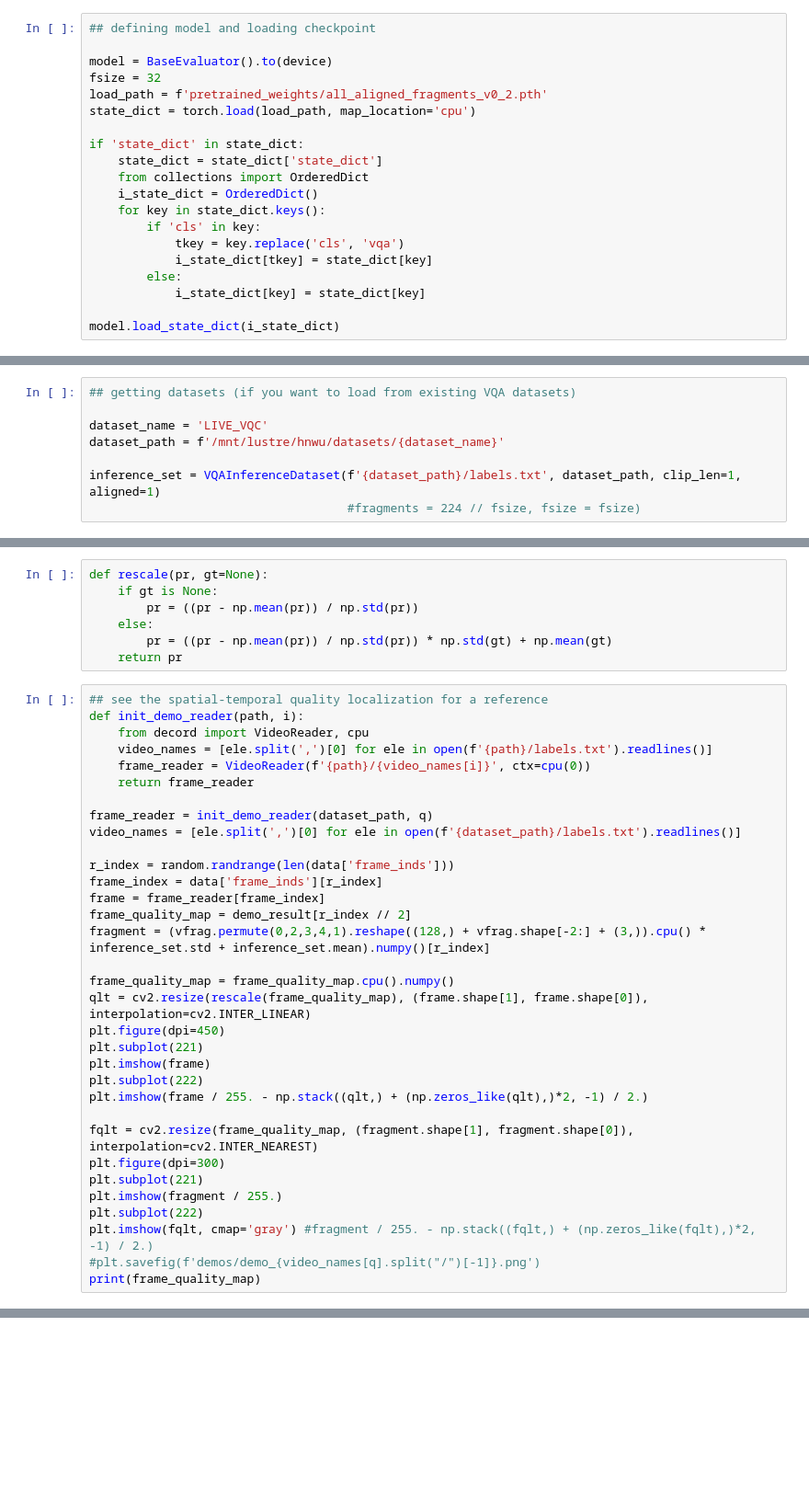
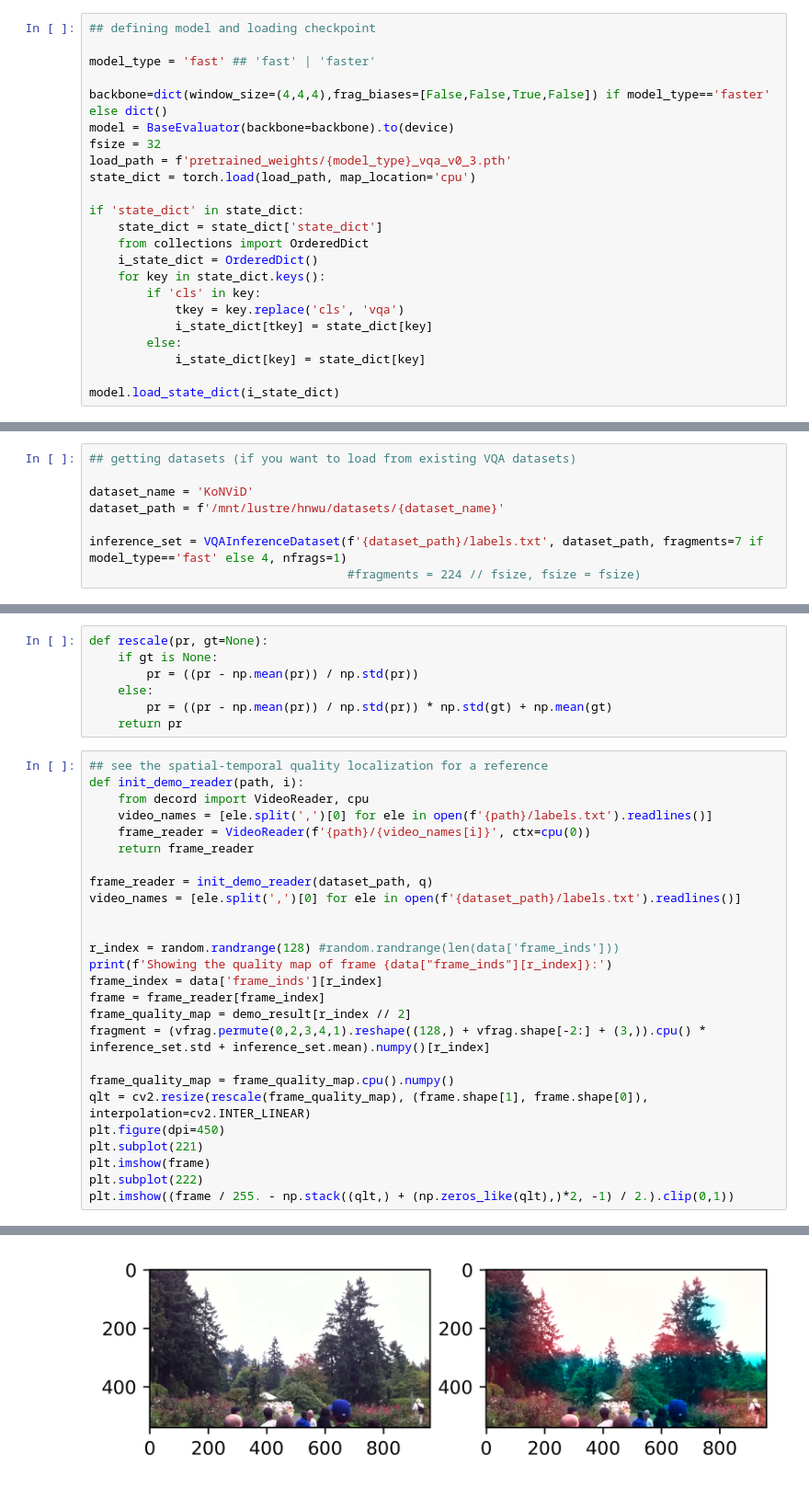
Before and after one commit to VQAssessment/FAST-VQA-and-FasterVQA, a Jupyter notebook: FAST-VQA.ipynb, the cells around one changed output, grey strips where cells are left out. Shown at 92% size. Saved outputs shown, nothing was run; the diff lists cells and outputs as text; blank space fills up the shorter version.

```diff
--- a/FAST-VQA.ipynb
+++ b/FAST-VQA.ipynb
@@ -61,9 +66,12 @@ In 10 random split experiments,
 # %%
 ## defining model and loading checkpoint
 
-model = BaseEvaluator().to(device)
+model_type = 'fast' ## 'fast' | 'faster'
+
+backbone=dict(window_size=(4,4,4),frag_biases=[False,False,True,False]) if model_type=='faster' else dict()
+model = BaseEvaluator(backbone=backbone).to(device)
 fsize = 32
-load_path = f'pretrained_weights/all_aligned_fragments_v0_2.pth'
+load_path = f'pretrained_weights/{model_type}_vqa_v0_3.pth'
 state_dict = torch.load(load_path, map_location='cpu')
 
 if 'state_dict' in state_dict:
@@ -84,8 +92,8 @@ FileNotFoundError: [Errno 2] No such file or directory: 'pretrained_weights/all_
 # %%
 ## getting datasets (if you want to load from existing VQA datasets)
 
-dataset_name = 'LIVE_VQC'
+dataset_name = 'KoNViD'
 dataset_path = f'/mnt/lustre/hnwu/datasets/{dataset_name}'
 
-inference_set = VQAInferenceDataset(f'{dataset_path}/labels.txt', dataset_path, clip_len=1, aligned=1)
+inference_set = VQAInferenceDataset(f'{dataset_path}/labels.txt', dataset_path, fragments=7 if model_type=='fast' else 4, nfrags=1)
                                     #fragments = 224 // fsize, fsize = fsize)
@@ -143,7 +145,9 @@ def init_demo_reader(path, i):
 frame_reader = init_demo_reader(dataset_path, q)
 video_names = [ele.split(',')[0] for ele in open(f'{dataset_path}/labels.txt').readlines()]
 
-r_index = random.randrange(len(data['frame_inds']))
+
+r_index = random.randrange(128) #random.randrange(len(data['frame_inds']))
+print(f'Showing the quality map of frame {data["frame_inds"][r_index]}:')
 frame_index = data['frame_inds'][r_index]
 frame = frame_reader[frame_index]
 frame_quality_map = demo_result[r_index // 2]
@@ -155,13 +159,5 @@ plt.figure(dpi=450)
 plt.subplot(221)
 plt.imshow(frame)
 plt.subplot(222)
-plt.imshow(frame / 255. - np.stack((qlt,) + (np.zeros_like(qlt),)*2, -1) / 2.)
-
-fqlt = cv2.resize(frame_quality_map, (fragment.shape[1], fragment.shape[0]), interpolation=cv2.INTER_NEAREST)
-plt.figure(dpi=300)
-plt.subplot(221)
-plt.imshow(fragment / 255.)
-plt.subplot(222)
-plt.imshow(fqlt, cmap='gray') #fragment / 255. - np.stack((fqlt,) + (np.zeros_like(fqlt),)*2, -1) / 2.)
-#plt.savefig(f'demos/demo_{video_names[q].split("/")[-1]}.png')
-print(frame_quality_map)
+plt.imshow((frame / 255. - np.stack((qlt,) + (np.zeros_like(qlt),)*2, -1) / 2.).clip(0,1))
+# %% [output]
@@ -167,0 +166 @@ print(frame_quality_map)
+[figure, added]
```
Also changed, not shown: parts of 14 cells of this notebook, 8 other files.
